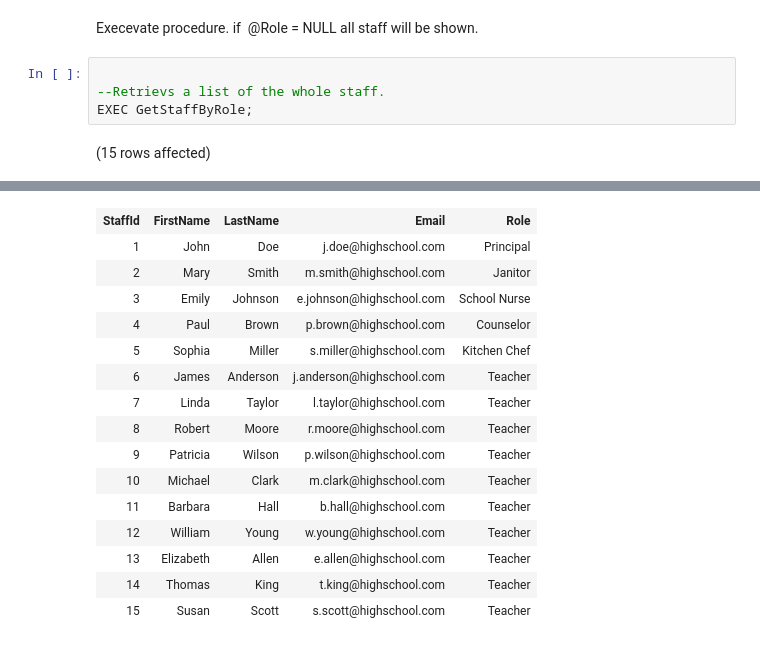
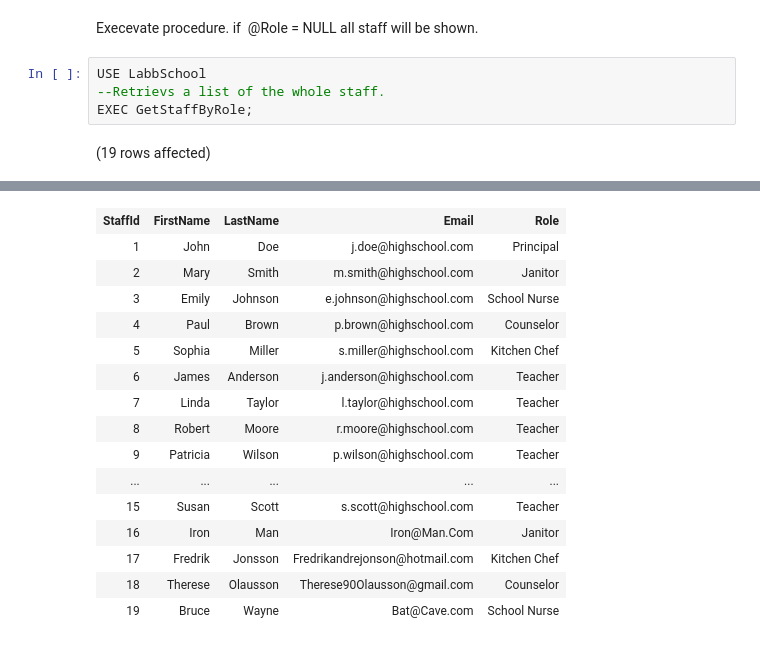
Before and after one commit to JonssonF/Databas_SUT24_LABB3, a Jupyter notebook: Azure/Notebook-1.ipynb, the cells around one changed output, grey strips where cells are left out. Saved outputs shown, nothing was run; the diff lists cells and outputs as text.

```diff
--- a/Azure/Notebook-1.ipynb
+++ b/Azure/Notebook-1.ipynb
@@ -132,8 +133,8 @@ Total execution time: 00:00:00.007
 # %% [markdown]
 Execevate procedure. if  @Role = NULL all staff will be shown.
 # %%
-
+USE LabbSchool
 --Retrievs a list of the whole staff.
 EXEC GetStaffByRole;
 # %% [output]
-(15 rows affected)
+(19 rows affected)
@@ -141,17 +142,17 @@ Total execution time: 00:00:00.015
 | StaffId | FirstName | LastName | Email | Role |
 | 1 | John | Doe | j.doe@highschool.com | Principal |
 | 2 | Mary | Smith | m.smith@highschool.com | Janitor |
 | 3 | Emily | Johnson | e.johnson@highschool.com | School Nurse |
 | 4 | Paul | Brown | p.brown@highschool.com | Counselor |
 | 5 | Sophia | Miller | s.miller@highschool.com | Kitchen Chef |
 | 6 | James | Anderson | j.anderson@highschool.com | Teacher |
 | 7 | Linda | Taylor | l.taylor@highschool.com | Teacher |
 | 8 | Robert | Moore | r.moore@highschool.com | Teacher |
 | 9 | Patricia | Wilson | p.wilson@highschool.com | Teacher |
-| 10 | Michael | Clark | m.clark@highschool.com | Teacher |
-| 11 | Barbara | Hall | b.hall@highschool.com | Teacher |
-| 12 | William | Young | w.young@highschool.com | Teacher |
-| 13 | Elizabeth | Allen | e.allen@highschool.com | Teacher |
-| 14 | Thomas | King | t.king@highschool.com | Teacher |
+| ... | ... | ... | ... | ... |
 | 15 | Susan | Scott | s.scott@highschool.com | Teacher |
+| 16 | Iron | Man | Iron@Man.Com | Janitor |
+| 17 | Fredrik | Jonsson | Fredrikandrejonson@hotmail.com | Kitchen Chef |
+| 18 | Therese | Olausson | Therese90Olausson@gmail.com | Counselor |
+| 19 | Bruce | Wayne | Bat@Cave.com | School Nurse |
 # %%
```
Also changed, not shown: parts of 7 cells of this notebook, 4 other files.
